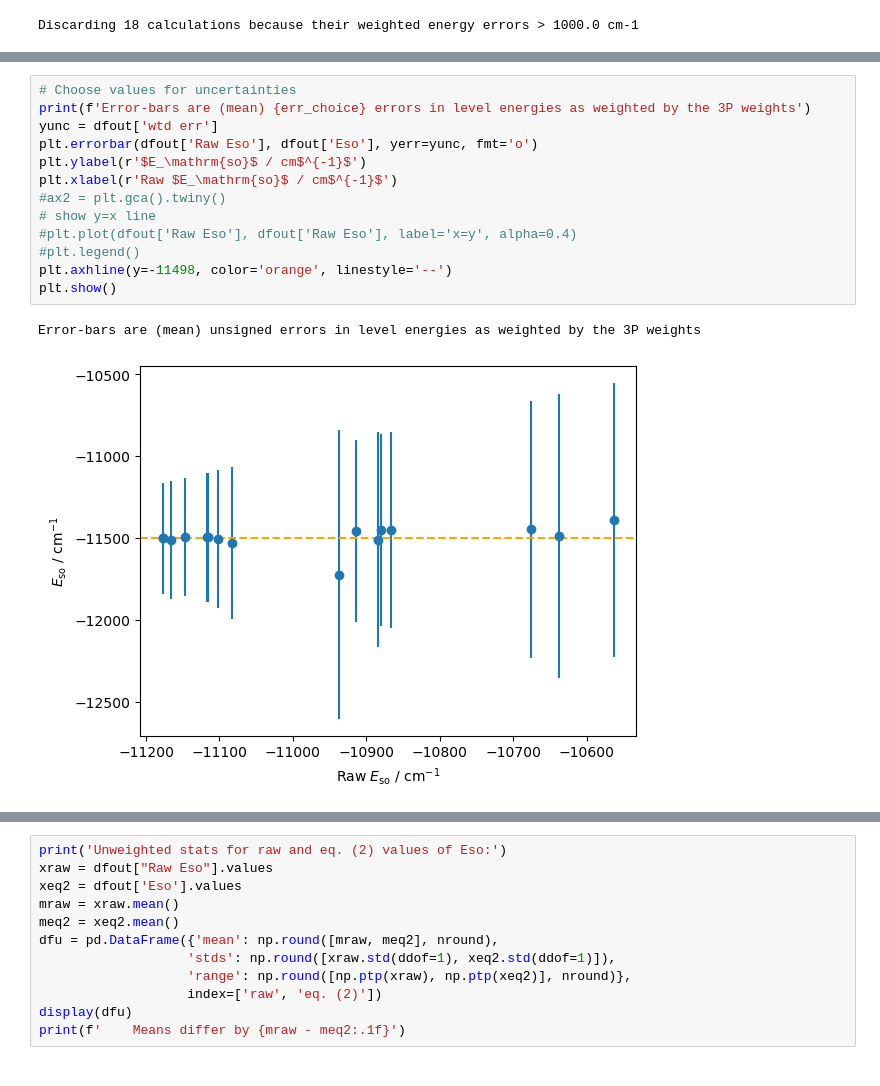
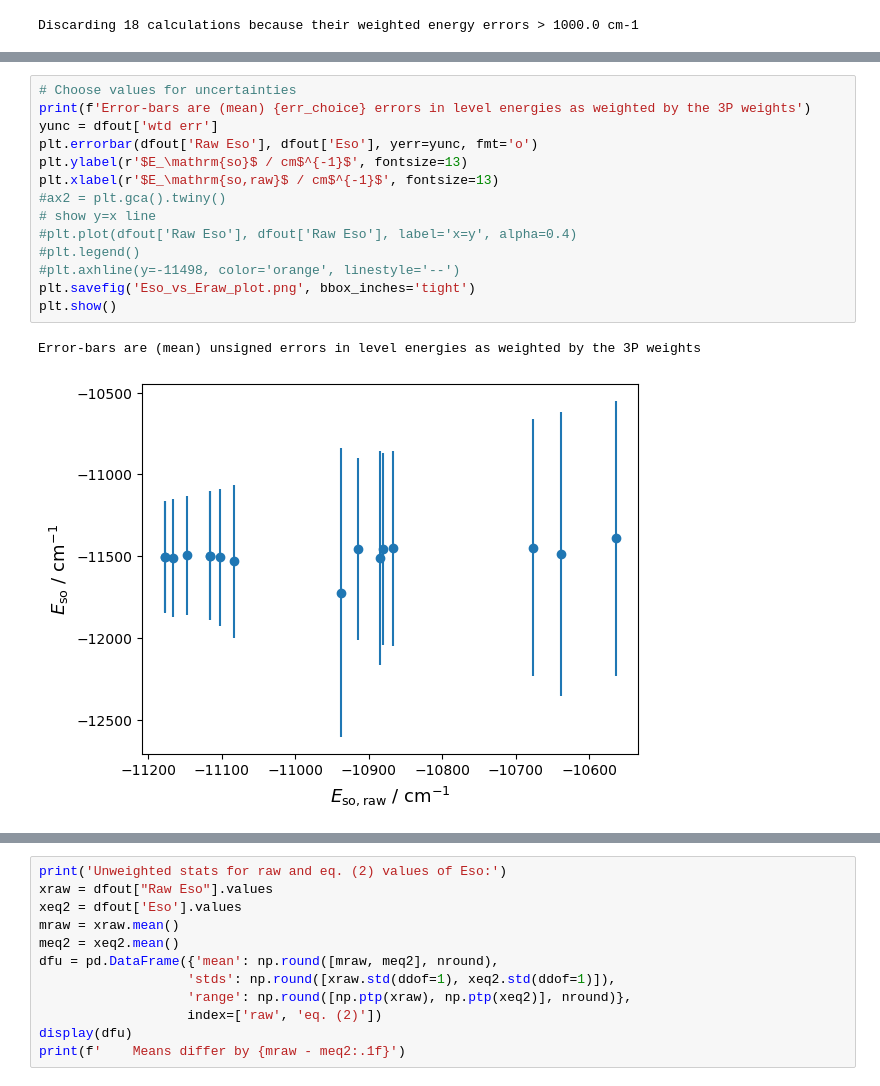
Before and after one commit to kkinist/atomic_SOC, a Jupyter notebook: MSS/Pb_results_analysis.ipynb, the cells around one changed output, grey strips where cells are left out. Drawn from its saved outputs; the diff is of its cells as text.

```diff
--- a/MSS/Pb_results_analysis.ipynb
+++ b/MSS/Pb_results_analysis.ipynb
@@ -203,16 +192,17 @@ display(dfout.sort_values('wtd err'), index=False)
 # %%
 # Choose values for uncertainties
 print(f'Error-bars are (mean) {err_choice} errors in level energies as weighted by the 3P weights')
 yunc = dfout['wtd err']
 plt.errorbar(dfout['Raw Eso'], dfout['Eso'], yerr=yunc, fmt='o')
-plt.ylabel(r'$E_\mathrm{so}$ / cm$^{-1}$')
-plt.xlabel(r'Raw $E_\mathrm{so}$ / cm$^{-1}$')
+plt.ylabel(r'$E_\mathrm{so}$ / cm$^{-1}$', fontsize=13)
+plt.xlabel(r'$E_\mathrm{so,raw}$ / cm$^{-1}$', fontsize=13)
 #ax2 = plt.gca().twiny()
 # show y=x line
 #plt.plot(dfout['Raw Eso'], dfout['Raw Eso'], label='x=y', alpha=0.4)
 #plt.legend()
-plt.axhline(y=-11498, color='orange', linestyle='--')
+#plt.axhline(y=-11498, color='orange', linestyle='--')
+plt.savefig('Eso_vs_Eraw_plot.png', bbox_inches='tight')
 plt.show()
 # %% [output]
 Error-bars are (mean) unsigned errors in level energies as weighted by the 3P weights
-[figure, old version]
+[figure, new version]
```
Also changed, not shown: parts of 21 cells of this notebook, 1 other file.
